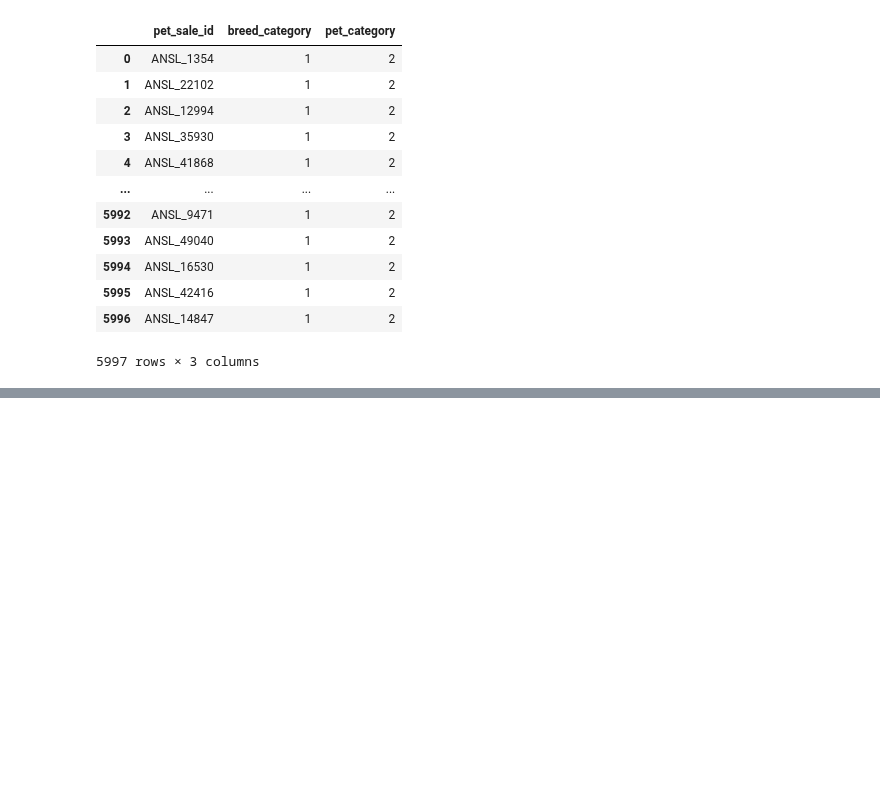
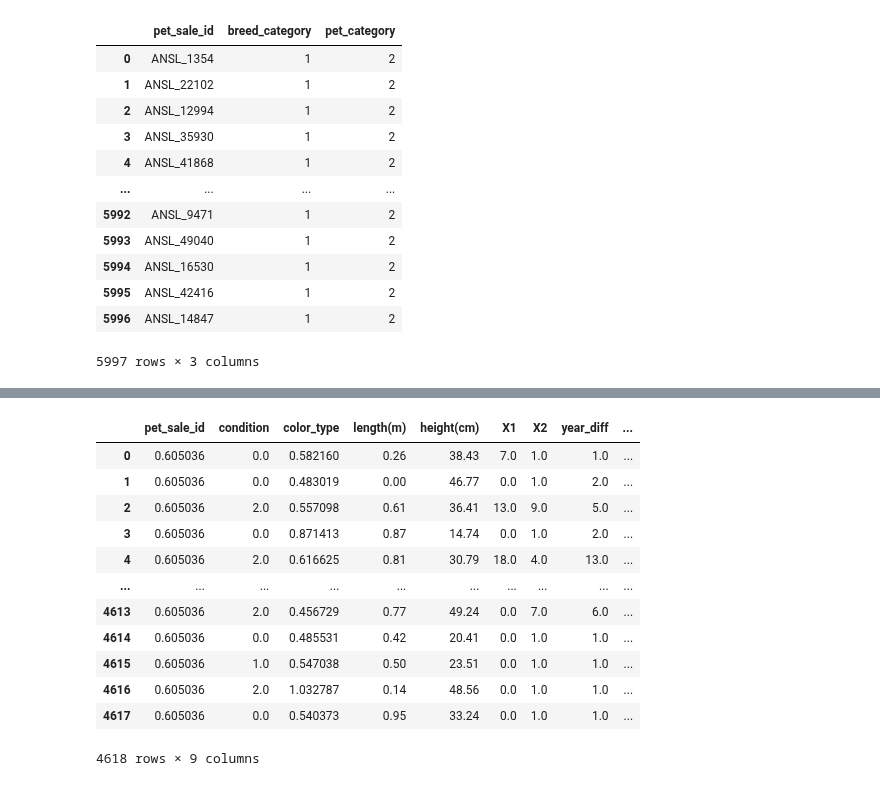
Before and after one commit to anidec25/Linear-Regression, a Jupyter notebook: Business Case Study/Classification_DBS.ipynb, the cells around one changed output, grey strips where cells are left out. Cells and saved outputs as stored; diff of their text form; code cells hidden in the pictures; blank space fills up the shorter version.

```diff
--- a/Business Case Study/Classification_DBS.ipynb
+++ b/Business Case Study/Classification_DBS.ipynb
@@ -808,0 +920,3 @@ submission
+# %%
+X = train[['pet_sale_id','condition', 'color_type','length(m)', 'height(cm)','X1', 'X2','year_diff','datediff_listing_to_issue']]
+y = train['breed_category']
@@ -808,0 +944,9 @@ submission
+# %%
+X_train, X_test, y_train, y_test = train_test_split(X, y, test_size=0.33, random_state=42)
+# %%
+encoder = TargetEncoder(cols = ['pet_sale_id','color_type'])
+
+encoder.fit(X_train,y_train)
+
+X_train_encoded = encoder.transform(X_train)
+X_test_encoded = encoder.transform(X_test)
@@ -808,0 +966,22 @@ submission
+# %%
+imputer = SimpleImputer(strategy='most_frequent')
+
+imputer.fit(X_train_encoded, y_train)
+X_train_imputed = imputer.transform(X_train_encoded)
+X_test_imputed = imputer.transform(X_test_encoded)
+# %%
+pd.DataFrame(X_test_imputed, columns=X_train.columns)
+# %% [output]
+|  | pet_sale_id | condition | color_type | length(m) | height(cm) | X1 | X2 | year_diff | ... |
+| 0 | 0.605036 | 0.0 | 0.582160 | 0.26 | 38.43 | 7.0 | 1.0 | 1.0 | ... |
+| 1 | 0.605036 | 0.0 | 0.483019 | 0.00 | 46.77 | 0.0 | 1.0 | 2.0 | ... |
+| 2 | 0.605036 | 2.0 | 0.557098 | 0.61 | 36.41 | 13.0 | 9.0 | 5.0 | ... |
+| 3 | 0.605036 | 0.0 | 0.871413 | 0.87 | 14.74 | 0.0 | 1.0 | 2.0 | ... |
+| 4 | 0.605036 | 2.0 | 0.616625 | 0.81 | 30.79 | 18.0 | 4.0 | 13.0 | ... |
+| ... | ... | ... | ... | ... | ... | ... | ... | ... | ... |
+| 4613 | 0.605036 | 2.0 | 0.456729 | 0.77 | 49.24 | 0.0 | 7.0 | 6.0 | ... |
+| 4614 | 0.605036 | 0.0 | 0.485531 | 0.42 | 20.41 | 0.0 | 1.0 | 1.0 | ... |
+| 4615 | 0.605036 | 1.0 | 0.547038 | 0.50 | 23.51 | 0.0 | 1.0 | 1.0 | ... |
+| 4616 | 0.605036 | 2.0 | 1.032787 | 0.14 | 48.56 | 0.0 | 1.0 | 1.0 | ... |
+| 4617 | 0.605036 | 0.0 | 0.540373 | 0.95 | 33.24 | 0.0 | 1.0 | 1.0 | ... |
+4618 rows × 9 columns
```
Also changed, not shown: parts of 28 cells of this notebook.
